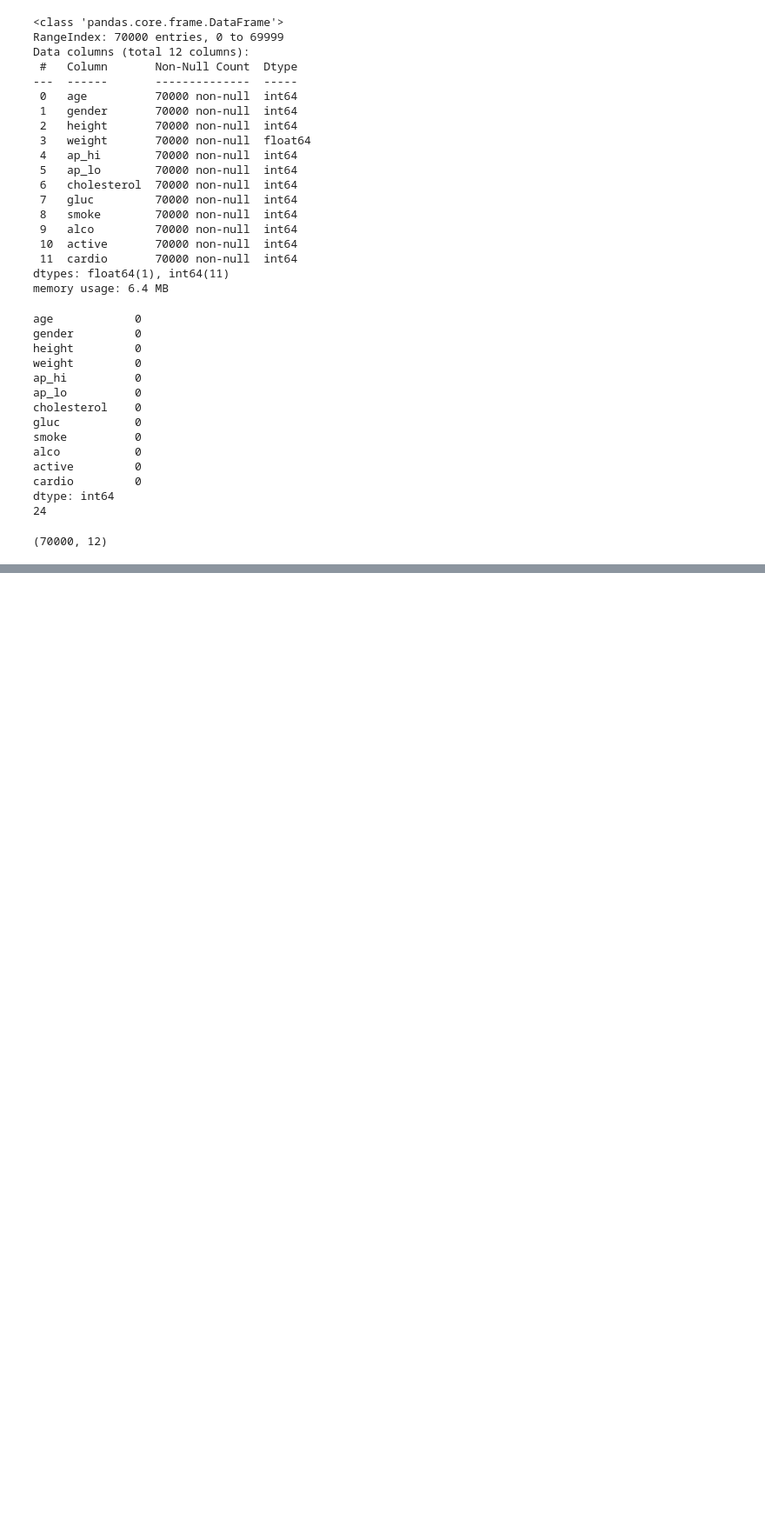
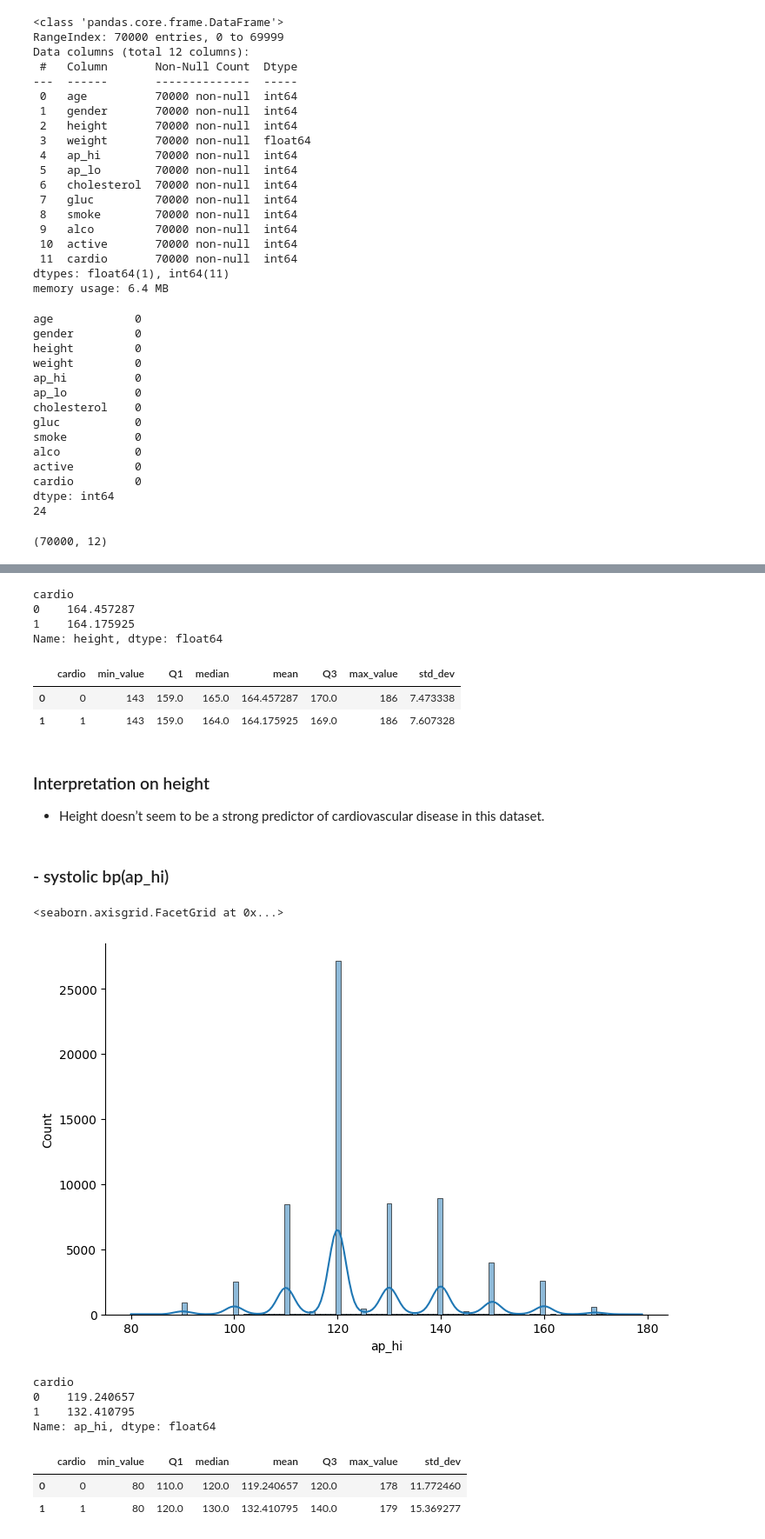
Before and after one commit to shivansh-dhakad/NAVKALPANA-RICR-NK-0046, a Jupyter notebook: model/data_preprocessing.ipynb, the cells around one changed output, grey strips where cells are left out. Shown at 87% size. Saved outputs shown, nothing was run; the diff lists cells and outputs as text; code cells hidden in the pictures; blank space fills up the shorter version.

```diff
--- a/model/data_preprocessing.ipynb
+++ b/model/data_preprocessing.ipynb
@@ -268,0 +178,36 @@ plt.show()
+# %%
+df.groupby('cardio')['height'].mean()
+# %% [output]
+cardio
+0    164.457287
+1    164.175925
+Name: height, dtype: float64
+# %%
+summarize_by_cardio(df,'height')
+# %% [output]
+|  | cardio | min_value | Q1 | median | mean | Q3 | max_value | std_dev |
+| 0 | 0 | 143 | 159.0 | 165.0 | 164.457287 | 170.0 | 186 | 7.473338 |
+| 1 | 1 | 143 | 159.0 | 164.0 | 164.175925 | 169.0 | 186 | 7.607328 |
+# %% [markdown]
+### Interpretation on height
+-  Height doesn’t seem to be a strong predictor of cardiovascular disease in this dataset.
+# %% [markdown]
+### - systolic bp(ap_hi)
+# %%
+sns.displot(df['ap_hi'], kde=True, height=5, aspect=1.5)
+# %% [output]
+<seaborn.axisgrid.FacetGrid at 0x...>
+[figure, added]
+# %%
+df.groupby('cardio')['ap_hi'].mean()
+# %% [output]
+cardio
+0    119.240657
+1    132.410795
+Name: ap_hi, dtype: float64
+# %%
+summarize_by_cardio(df,'ap_hi')
+# %% [output]
+|  | cardio | min_value | Q1 | median | mean | Q3 | max_value | std_dev |
+| 0 | 0 | 80 | 110.0 | 120.0 | 119.240657 | 120.0 | 178 | 11.772460 |
+| 1 | 1 | 80 | 120.0 | 130.0 | 132.410795 | 140.0 | 179 | 15.369277 |
```
Also changed, not shown: parts of 100 cells of this notebook.
